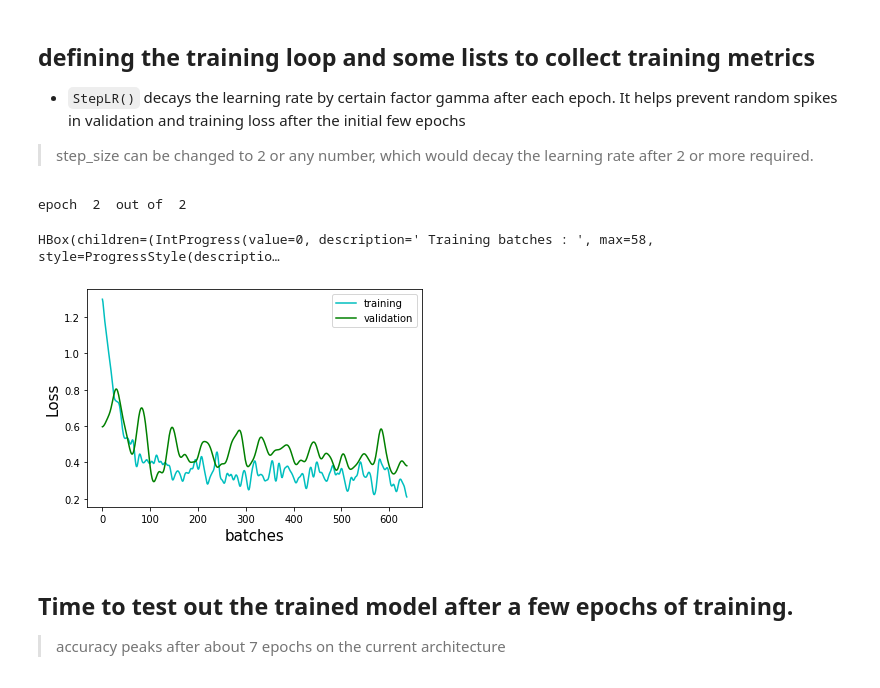
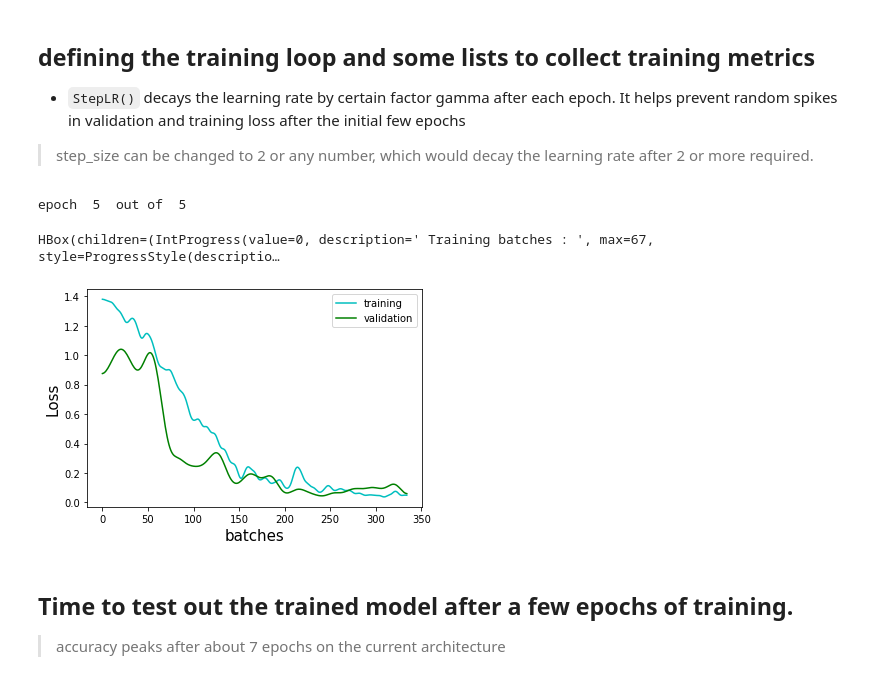
Before and after one commit to Mayukhdeb/adventures-with-augmentation, a Jupyter notebook: c_elegans_lifecycle.ipynb, the cells around one changed output. Drawn from its saved outputs; the diff is of its cells as text; code cells hidden in the pictures.

Commit message:
trained on a bigger dataset

```diff
--- a/c_elegans_lifecycle.ipynb
+++ b/c_elegans_lifecycle.ipynb
@@ -301,11 +324,11 @@ def train(epochs):
 
     vis_loss_multi_colors(losses, val_losses)
 # %%
-train(2)
+train(5)
 # %% [output]
-epoch  2  out of  2
+epoch  5  out of  5
-HBox(children=(IntProgress(value=0, description=' Training batches : ', max=58, style=ProgressStyle(descriptio…
+HBox(children=(IntProgress(value=0, description=' Training batches : ', max=67, style=ProgressStyle(descriptio…
-[figure, old version]
+[figure, new version]
 # %% [markdown]
 ## Time to test out the trained model after a few epochs of training.
 > accuracy peaks after about 7 epochs on the current architecture
```
Also changed, not shown: parts of 9 cells of this notebook.
